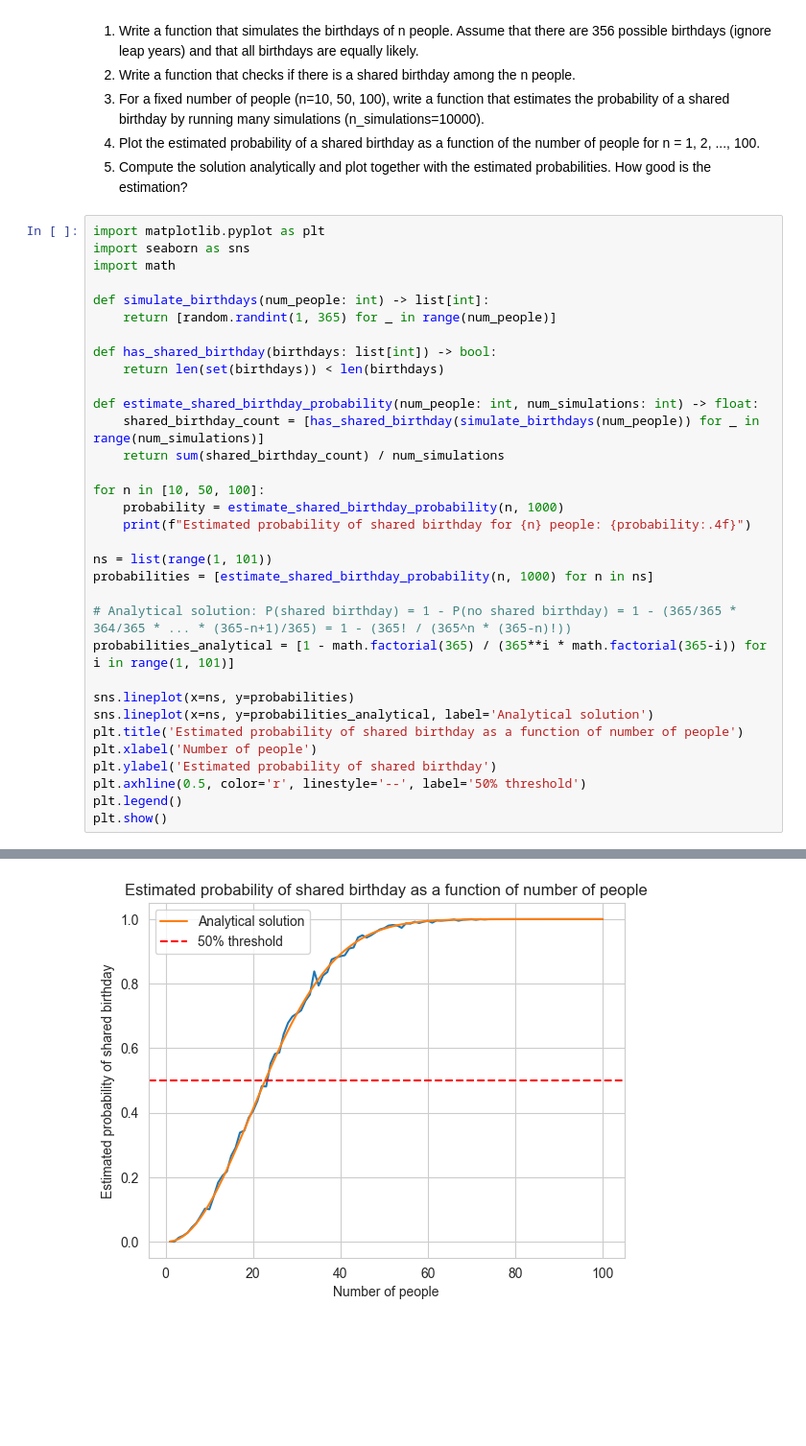
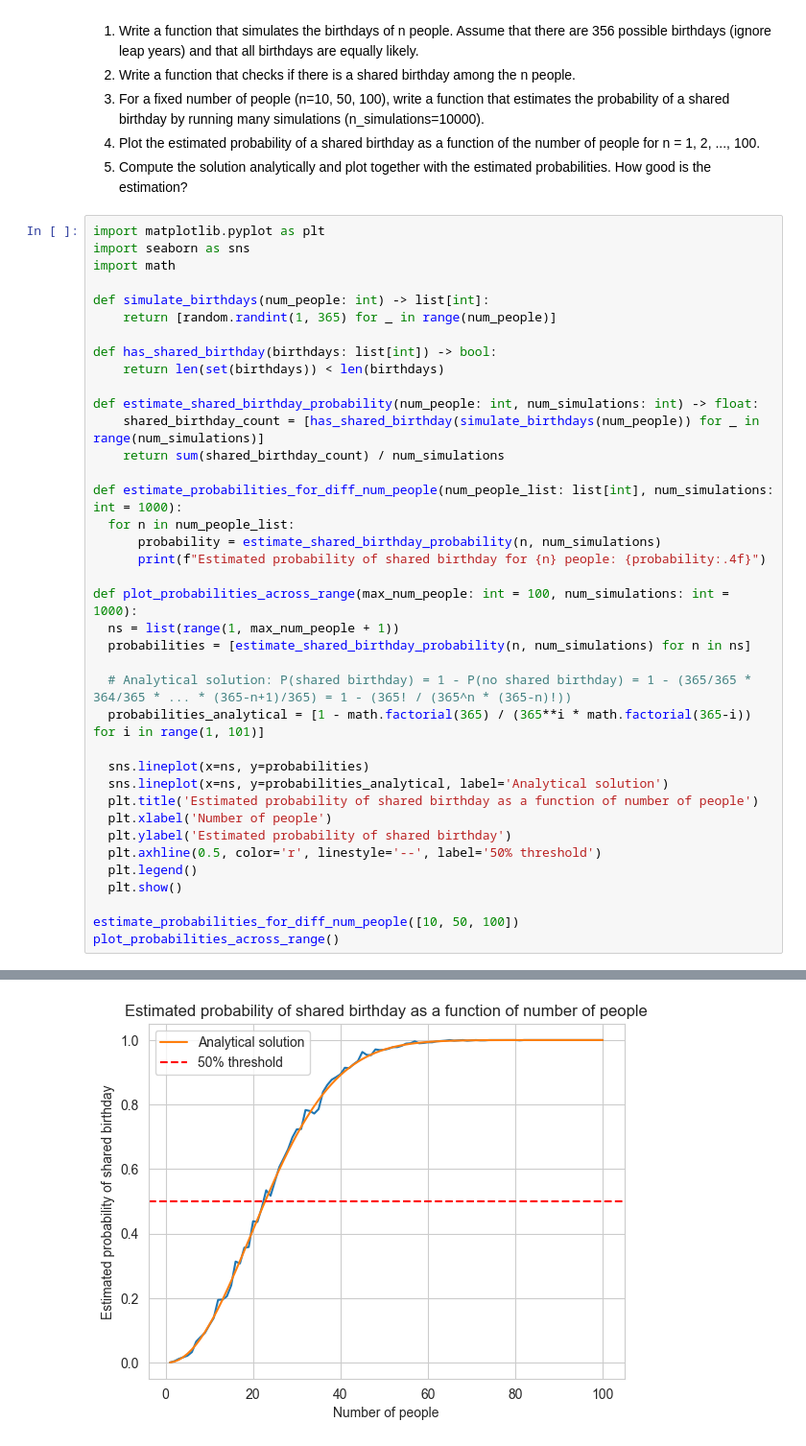
Before and after one commit to uio-bmi/stats_for_cs, a Jupyter notebook: ukesoppgaver_uke_9.ipynb, the cells around one changed output, grey strips where cells are left out. Shown at 96% size. Drawn from its saved outputs; the diff is of its cells as text; blank space fills up the shorter version.

```diff
--- a/ukesoppgaver_uke_9.ipynb
+++ b/ukesoppgaver_uke_9.ipynb
@@ -195,22 +217,27 @@ def estimate_shared_birthday_probability(num_people: int, num_simulations: int)
     shared_birthday_count = [has_shared_birthday(simulate_birthdays(num_people)) for _ in range(num_simulations)]
     return sum(shared_birthday_count) / num_simulations
 
-for n in [10, 50, 100]:
-    probability = estimate_shared_birthday_probability(n, 1000)
-    print(f"Estimated probability of shared birthday for {n} people: {probability:.4f}")
+def estimate_probabilities_for_diff_num_people(num_people_list: list[int], num_simulations: int = 1000):
+  for n in num_people_list:
+      probability = estimate_shared_birthday_probability(n, num_simulations)
+      print(f"Estimated probability of shared birthday for {n} people: {probability:.4f}")
 
-ns = list(range(1, 101))
-probabilities = [estimate_shared_birthday_probability(n, 1000) for n in ns]
+def plot_probabilities_across_range(max_num_people: int = 100, num_simulations: int = 1000):
+  ns = list(range(1, max_num_people + 1))
+  probabilities = [estimate_shared_birthday_probability(n, num_simulations) for n in ns]
 
-# Analytical solution: P(shared birthday) = 1 - P(no shared birthday) = 1 - (365/365 * 364/365 * ... * (365-n+1)/365) = 1 - (365! / (365^n * (365-n)!))
-probabilities_analytical = [1 - math.factorial(365) / (365**i * math.factorial(365-i)) for i in range(1, 101)]
+  # Analytical solution: P(shared birthday) = 1 - P(no shared birthday) = 1 - (365/365 * 364/365 * ... * (365-n+1)/365) = 1 - (365! / (365^n * (365-n)!))
+  probabilities_analytical = [1 - math.factorial(365) / (365**i * math.factorial(365-i)) for i in range(1, 101)]
 
-sns.lineplot(x=ns, y=probabilities)
-sns.lineplot(x=ns, y=probabilities_analytical, label='Analytical solution')
-plt.title('Estimated probability of shared birthday as a function of number of people')
-plt.xlabel('Number of people')
-plt.ylabel('Estimated probability of shared birthday')
-plt.axhline(0.5, color='r', linestyle='--', label='50% threshold')
-plt.legend()
-plt.show()
+  sns.lineplot(x=ns, y=probabilities)
+  sns.lineplot(x=ns, y=probabilities_analytical, label='Analytical solution')
+  plt.title('Estimated probability of shared birthday as a function of number of people')
+  plt.xlabel('Number of people')
+  plt.ylabel('Estimated probability of shared birthday')
+  plt.axhline(0.5, color='r', linestyle='--', label='50% threshold')
+  plt.legend()
+  plt.show()
+
+estimate_probabilities_for_diff_num_people([10, 50, 100])
+plot_probabilities_across_range()
 # %% [output]
@@ -219,2 +246,2 @@ Estimated probability of shared birthday for 50 people: 0.9760
 Estimated probability of shared birthday for 100 people: 1.0000
-[figure, old version]
+[figure, new version]
```
Also changed, not shown: parts of 5 cells of this notebook.
